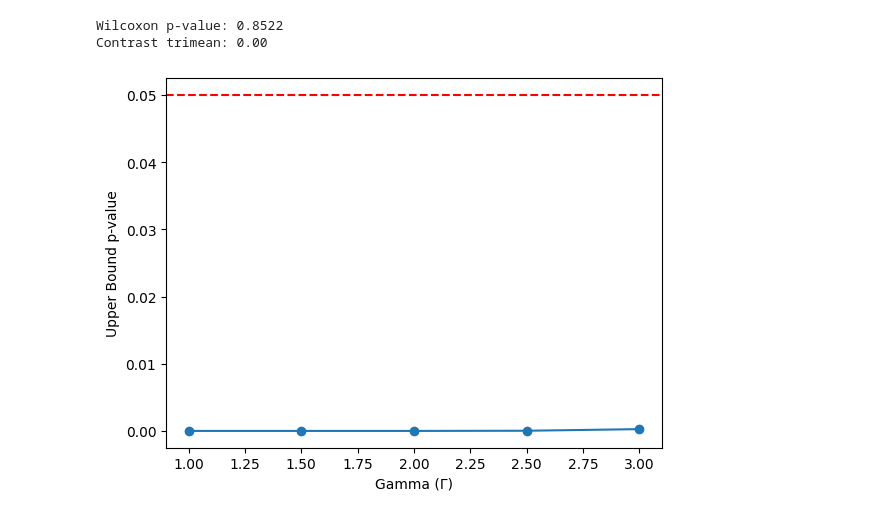
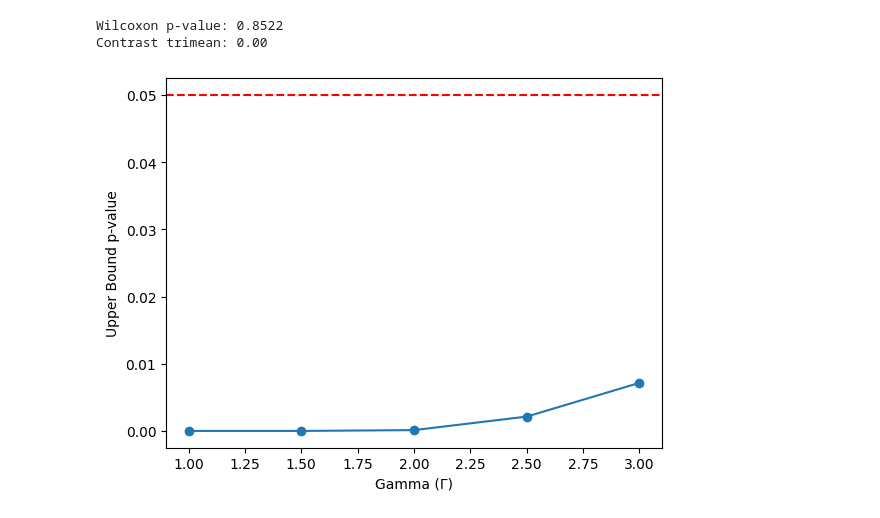
Before and after one commit to 0-BSCode/CS-3203, a Jupyter notebook: assignment-1/code.ipynb, the cells around one changed output. Cells and saved outputs as stored; diff of their text form; code cells hidden in the pictures.

```diff
--- a/assignment-1/code.ipynb
+++ b/assignment-1/code.ipynb
@@ -148,7 +136,7 @@ def balanced_risk_set_matching(df):
     for _, t_row in treated.iterrows():
         t_time = t_row['treat_time']
         # Eligible controls: Not treated by t_time
-        eligible = controls[controls['treat_time'].astype(float) > t_time]
+        eligible = controls[controls['treat_time'] > t_time]
         for _, c_row in eligible.iterrows():
             edges.append((t_row['id'], c_row['id']))
 
@@ -163,7 +151,7 @@ def balanced_risk_set_matching(df):
 
     # Calculate covariance matrix
     cov_matrix = np.cov(processed_covariates.T)
-    inv_cov = np.linalg.inv(cov_matrix)
+    inv_cov = np.linalg.pinv(cov_matrix)
     distances = {}
     for (t, c) in edges:
         t_vec = df.loc[df['id'] == t, covariates].values.ravel()
@@ -262,32 +250,32 @@ Contrast trimean: 0.00
 def sensitivity_analysis(contrasts, gamma_values):
     results = {}
     for gamma in gamma_values:
         # Calculate worst-case p-value bounds
         ranks = np.argsort(np.abs(contrasts))[::-1] + 1
         p_plus = 1 / (1 + gamma)
         p_minus = gamma / (1 + gamma)
 
         # Calculate sensitivity bound
         t_plus = sum(ranks * p_plus)
         t_minus = sum(ranks * p_minus)
 
         # Normal approximation
         mu = (t_plus + t_minus)/2
-        sigma = np.sqrt((t_plus - mu)**2/3)
+        sigma = np.sqrt(((t_plus - mu)**2 + (t_minus - mu)**2) / 3 + 1e-6)
         z = (sum(ranks) - mu)/sigma
         p_bound = norm.sf(abs(z))
 
         results[gamma] = p_bound
 
     # Plot sensitivity
     plt.plot(results.keys(), results.values(), marker='o')
     plt.axhline(0.05, color='red', linestyle='--')
     plt.xlabel('Gamma (Γ)')
     plt.ylabel('Upper Bound p-value')
     plt.show()
 
     return results
 
 sensitivity = sensitivity_analysis(contrasts, [1.0, 1.5, 2.0, 2.5, 3.0])
 # %% [output]
-[figure, old version]
+[figure, new version]
```
Also changed, not shown: parts of 1 cell of this notebook.
